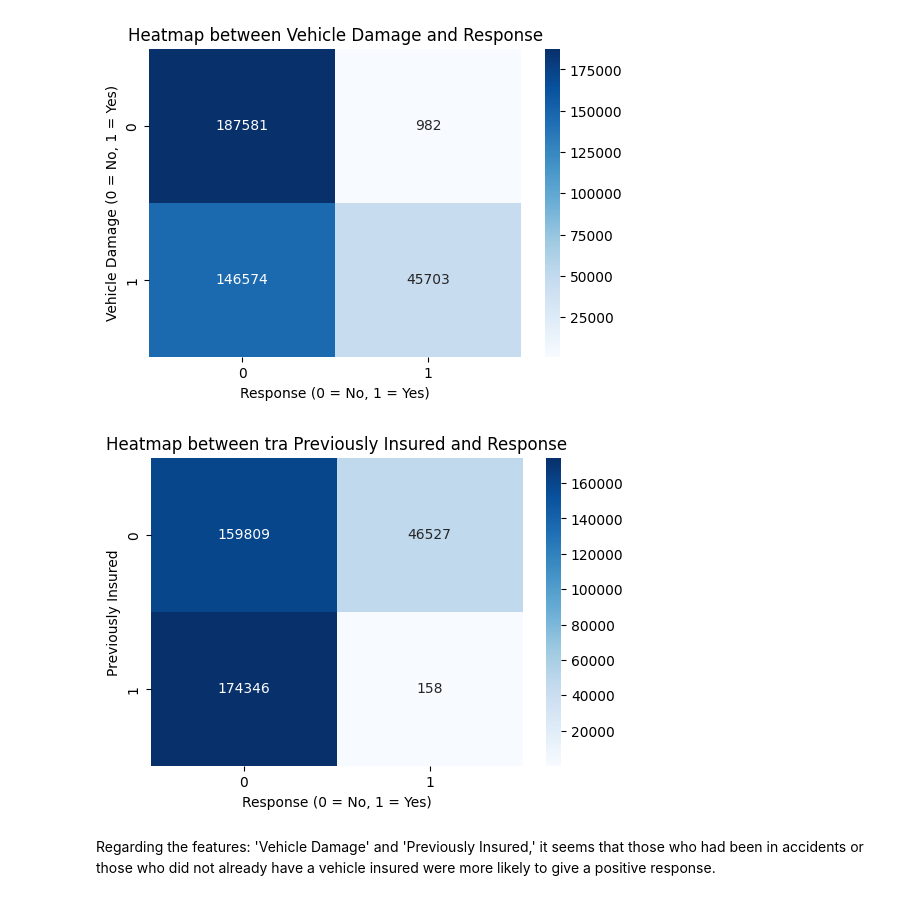
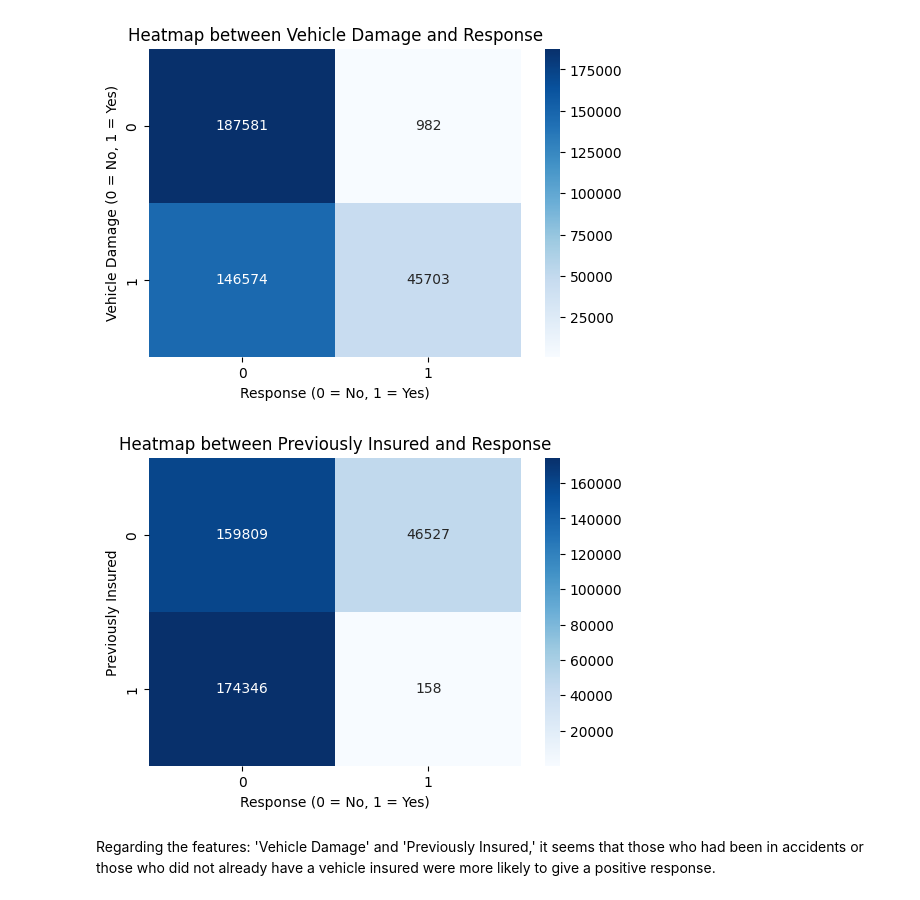
Before and after one commit to amosdisabatino/Cross-selling-di-polizze-assicurative, a Jupyter notebook: cross_selling_di_polizze_assicurative.ipynb, the cells around one changed output. Cells and saved outputs as stored; diff of their text form; code cells hidden in the pictures.

```diff
--- a/cross_selling_di_polizze_assicurative.ipynb
+++ b/cross_selling_di_polizze_assicurative.ipynb
@@ -207,15 +207,15 @@ plt.show()
 # %%
 plt.figure(figsize=(6,4))
 heatmap_data = dataset.groupby(
     ['Previously_Insured', 'Response']
 ).size().unstack()
 sns.heatmap(heatmap_data, annot=True, fmt="d", cmap="Blues")
-plt.title('Heatmap between tra Previously Insured and Response')
+plt.title('Heatmap between Previously Insured and Response')
 plt.xlabel('Response (0 = No, 1 = Yes)')
 plt.ylabel('Previously Insured')
 plt.show()
 # %% [output]
-[figure, old version]
+[figure, new version]
 # %% [markdown]
 Regarding the features: 'Vehicle Damage' and 'Previously Insured,' it seems that those who had been in accidents or those who did not already have a vehicle insured were more likely to give a positive response.
 # %% [markdown]
```
